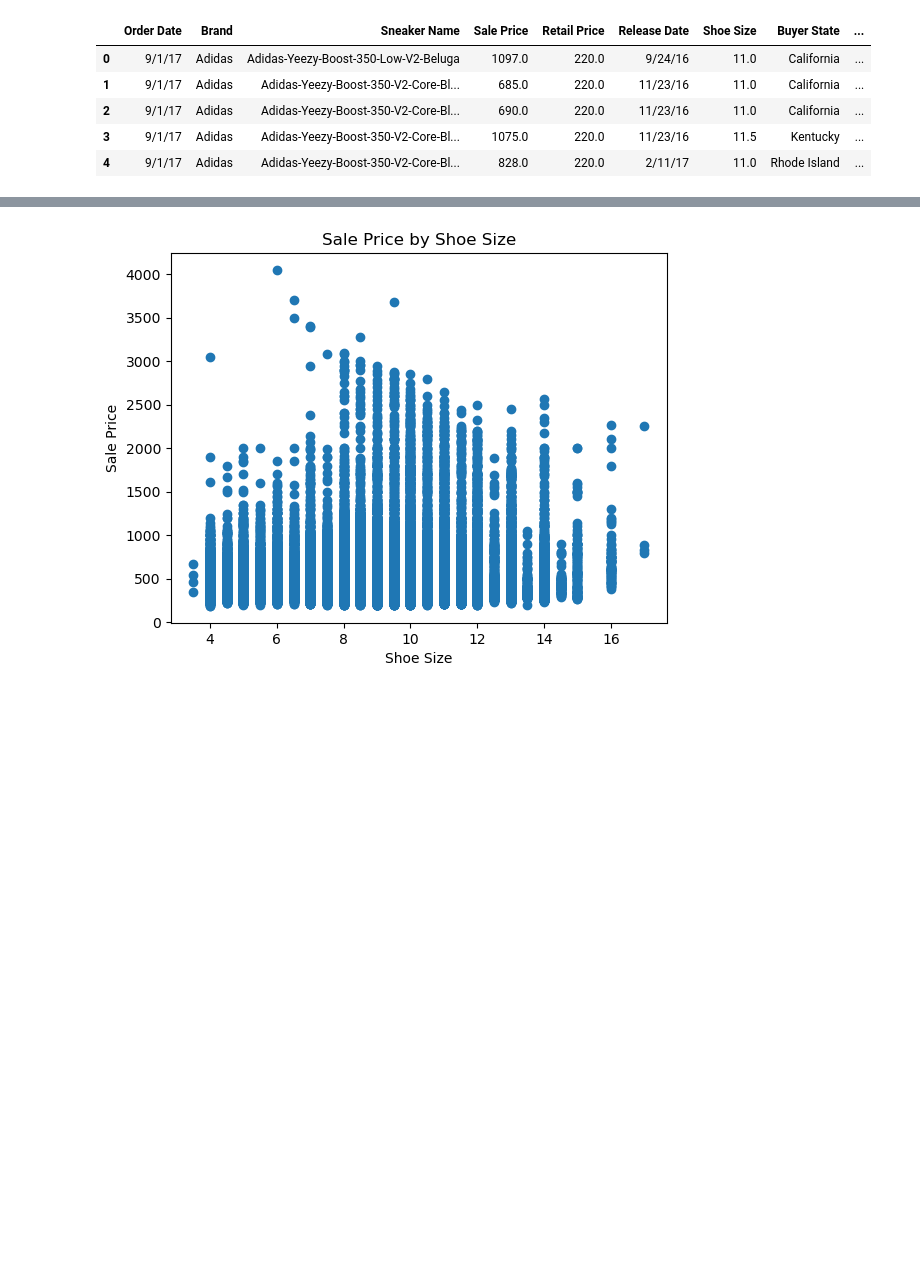
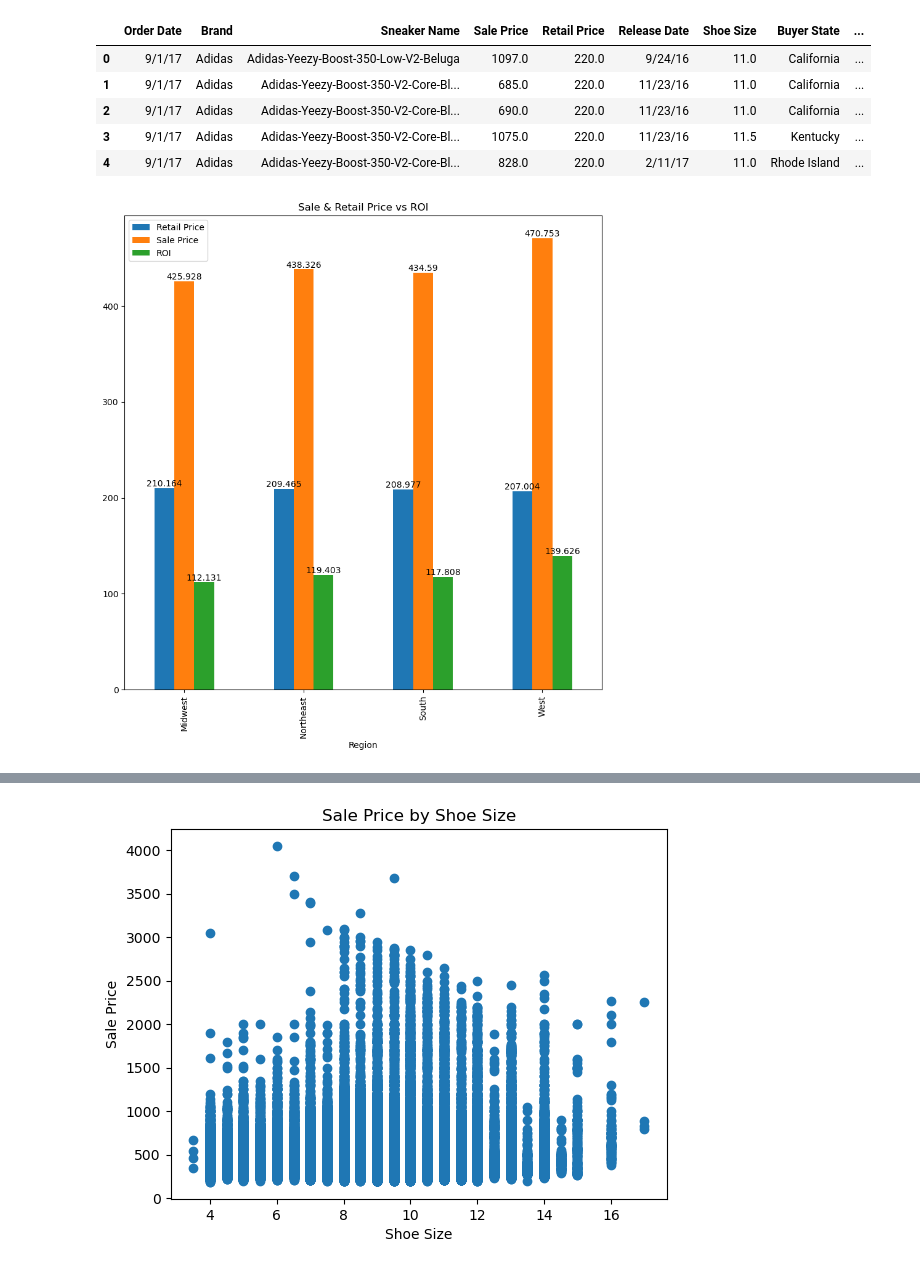
Before and after one commit to melissaa06/SNKRS_R_US, a Jupyter notebook: SneakerPy.ipynb, the cells around one changed output, grey strips where cells are left out. Saved outputs shown, nothing was run; the diff lists cells and outputs as text; code cells hidden in the pictures; blank space fills up the shorter version.

```diff
--- a/SneakerPy.ipynb
+++ b/SneakerPy.ipynb
@@ -73,4 +78,18 @@ sneaker_data.head()
 | 2 | 9/1/17 | Adidas | Adidas-Yeezy-Boost-350-V2-Core-Bl... | 690.0 | 220.0 | 11/23/16 | 11.0 | California | ... |
 | 3 | 9/1/17 | Adidas | Adidas-Yeezy-Boost-350-V2-Core-Bl... | 1075.0 | 220.0 | 11/23/16 | 11.5 | Kentucky | ... |
 | 4 | 9/1/17 | Adidas | Adidas-Yeezy-Boost-350-V2-Core-Bl... | 828.0 | 220.0 | 2/11/17 | 11.0 | Rhode Island | ... |
+# %%
+#Bar chart grouped by region and display mean ROI
+grouped_sneaker_name = sneaker_data.groupby('Region')[['Retail Price','Sale Price', 'ROI']].mean()
+ax = grouped_sneaker_name.plot(kind='bar', figsize=(10,10))
+plt.title('Sale & Retail Price vs ROI')
+plt.xlabel('Region')
+
+# Labels for each bar graph
+for container in ax.containers:
+    ax.bar_label(container)
+
+plt.show()
+# %% [output]
+[figure, added]
 # %%
```
Also changed, not shown: parts of 6 cells of this notebook.
